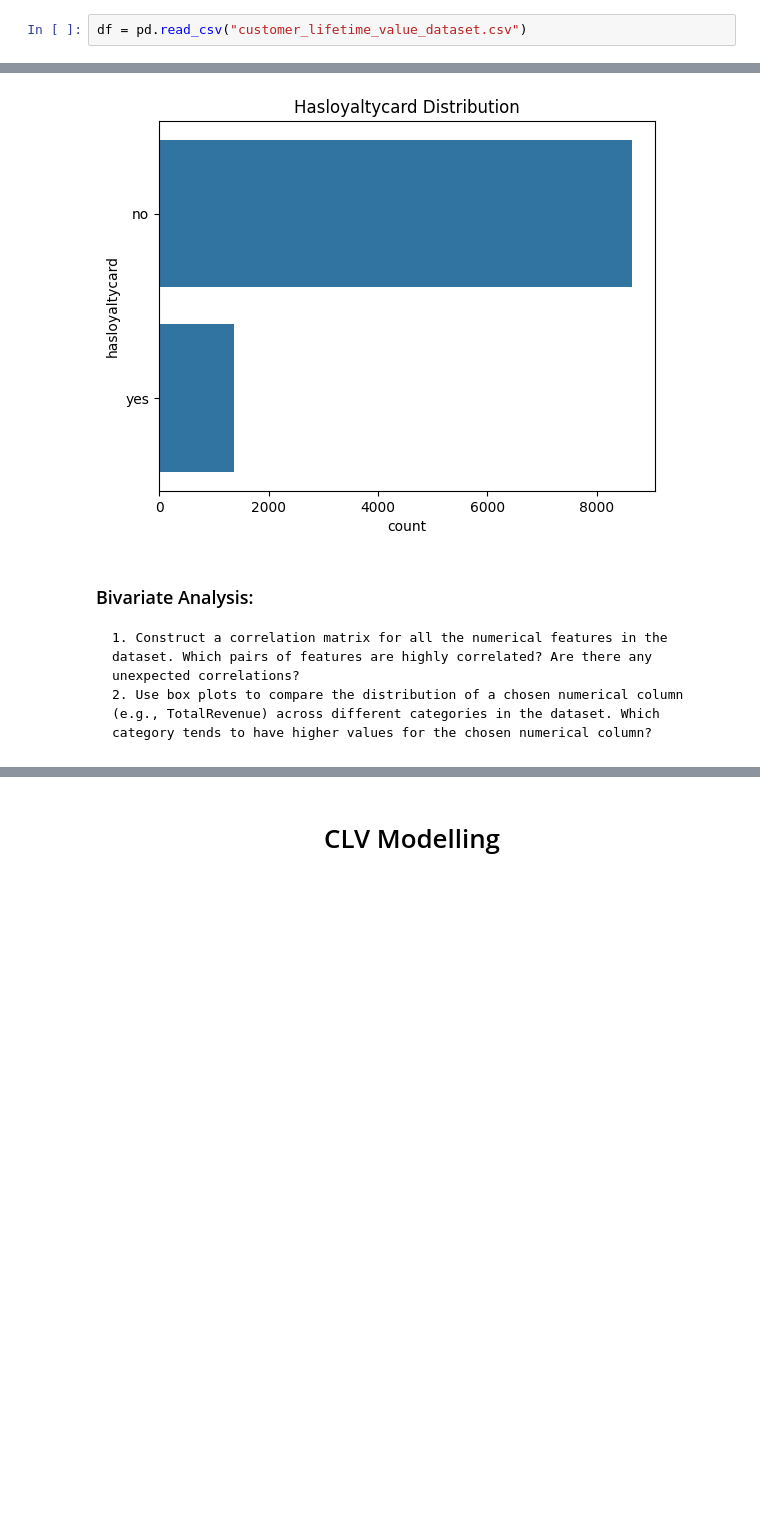
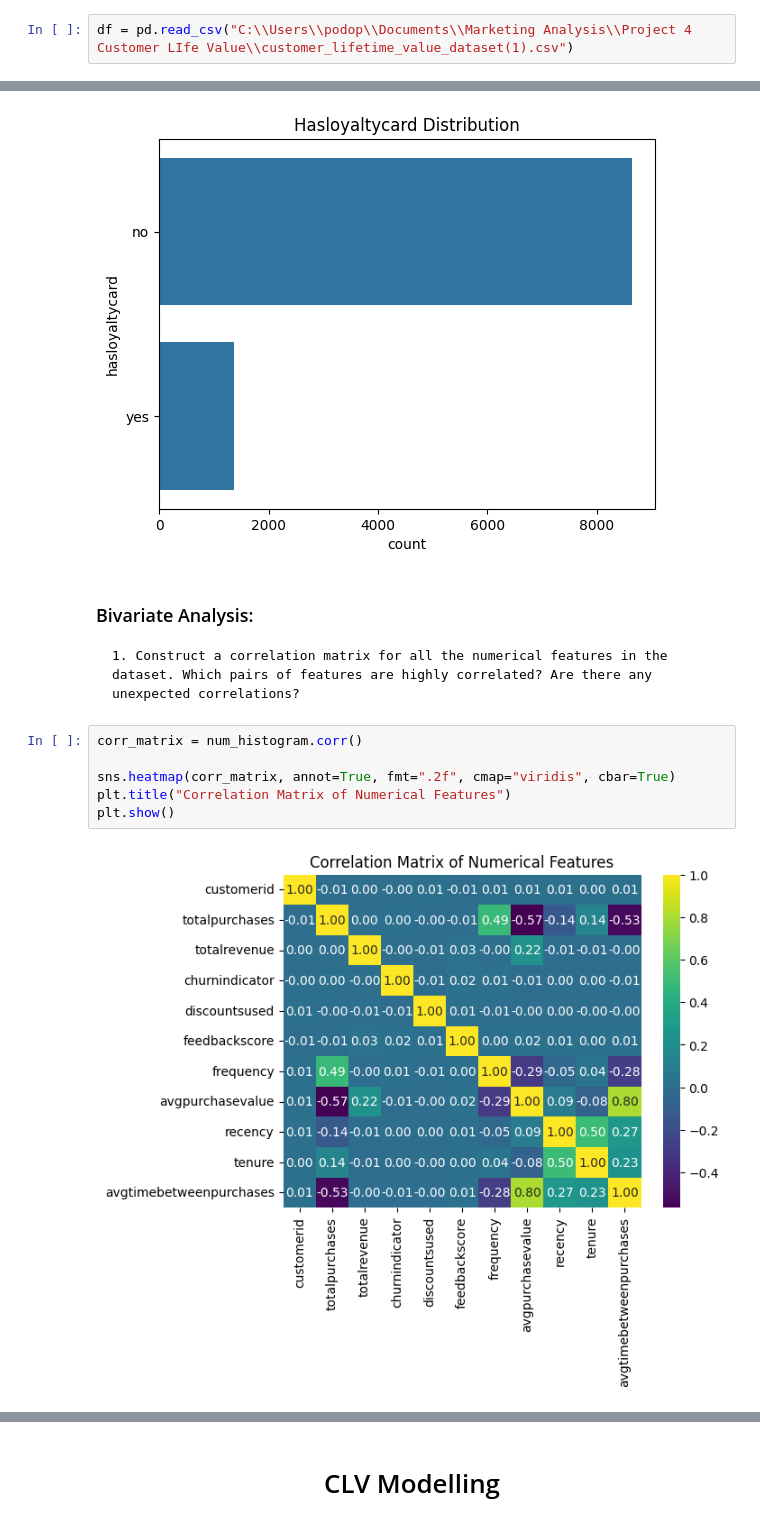
Before and after one commit to kaikesvieira/MarketingAnalytics, a Jupyter notebook: Project 4 - Customer Lifetime Value/customer_lifetime_value_code.ipynb, the cells around one changed output, grey strips where cells are left out. Cells and saved outputs as stored; diff of their text form; blank space fills up the shorter version.

Commit message:
Added heatmap, pairplot, boxplots. Created frequency column for rfm analysis

```diff
--- a/Project 4 - Customer Lifetime Value/customer_lifetime_value_code.ipynb
+++ b/Project 4 - Customer Lifetime Value/customer_lifetime_value_code.ipynb
@@ -12,7 +12,7 @@ import datetime as dt
 ### Preliminary EDA:
     1. Load the provided dataset into a Pandas DataFrame. Display the first 5 rows of the DataFrame to understand its structure.
 # %%
-df = pd.read_csv("customer_lifetime_value_dataset.csv")
+df = pd.read_csv("C:\\Users\\podop\\Documents\\Marketing Analysis\\Project 4 Customer LIfe Value\\customer_lifetime_value_dataset(1).csv")
 # %% [markdown]
     2. Generate a report detailing the data types of each column in the dataset. How many of them are categorical? How many are numerical?
 # %%
@@ -136,4 +136,11 @@ for y in cat_barplot:
 # %% [markdown]
 ### Bivariate Analysis:
     1. Construct a correlation matrix for all the numerical features in the dataset. Which pairs of features are highly correlated? Are there any unexpected correlations?
-    2. Use box plots to compare the distribution of a chosen numerical column (e.g., TotalRevenue) across different categories in the dataset. Which category tends to have higher values for the chosen numerical column?
+# %%
+corr_matrix = num_histogram.corr()
+
+sns.heatmap(corr_matrix, annot=True, fmt=".2f", cmap="viridis", cbar=True)
+plt.title("Correlation Matrix of Numerical Features")
+plt.show()
+# %% [output]
+[figure, added]
```
Also changed, not shown: parts of 13 cells of this notebook.
